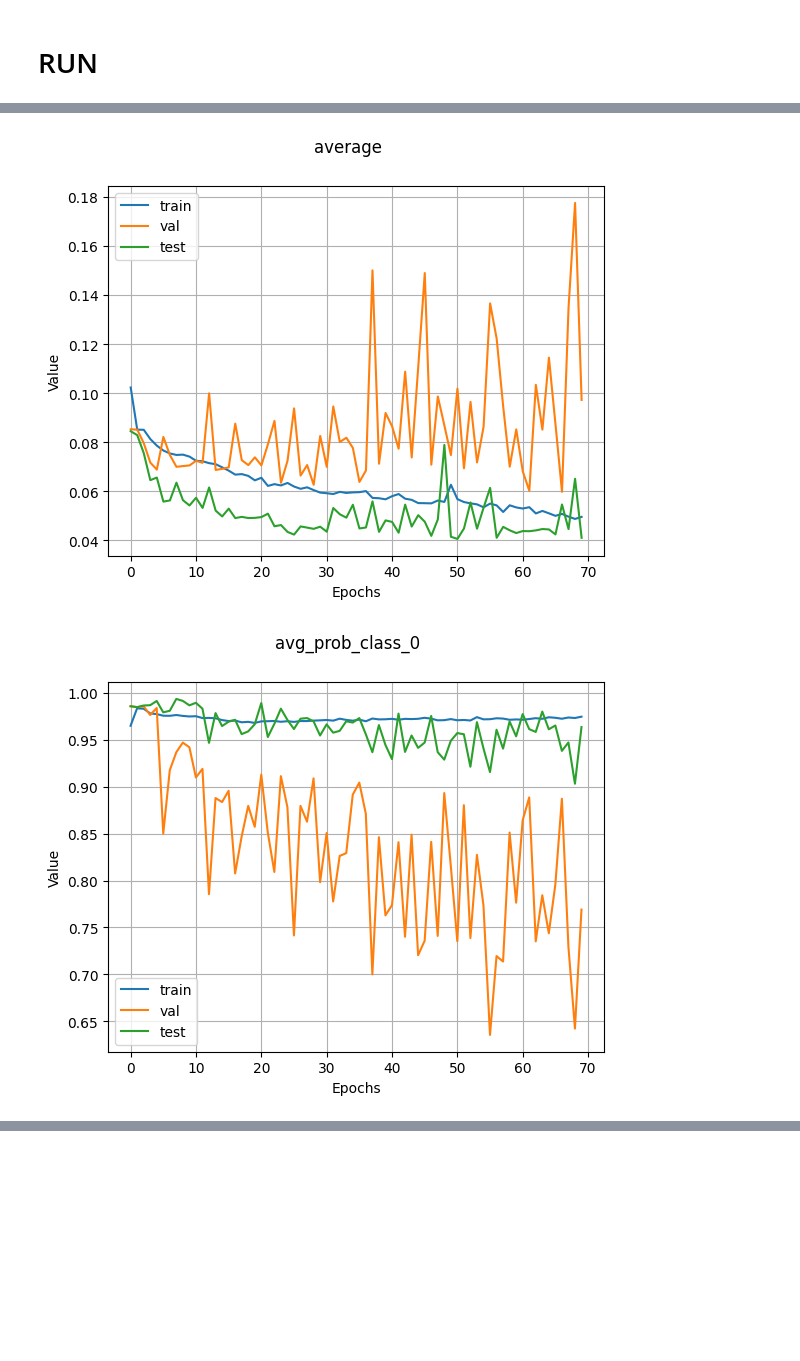
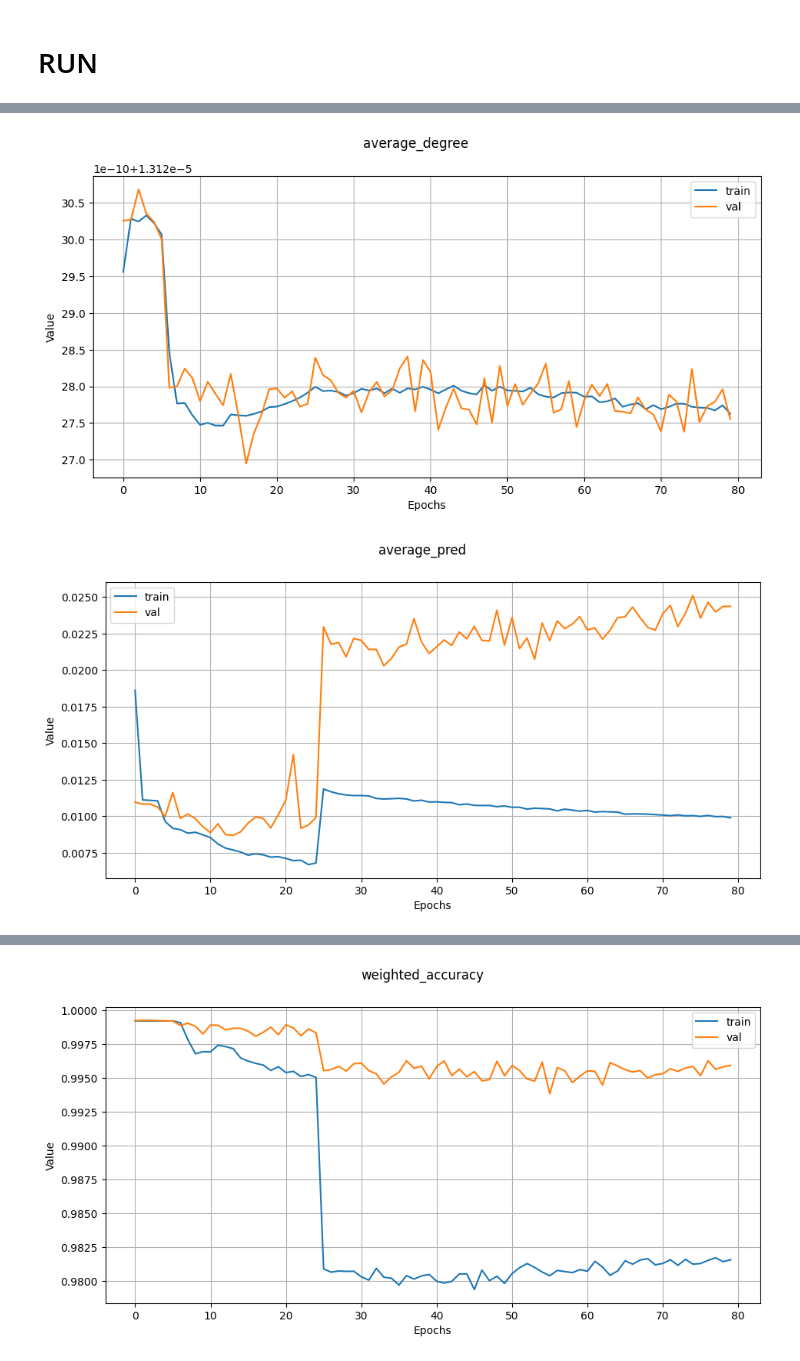
Before and after one commit to mranauro2/Seizure, a Jupyter notebook: utils/make_metrics_same_length.ipynb, the cells around one changed output, grey strips where cells are left out. Cells and saved outputs as stored; diff of their text form; code cells hidden in the pictures; blank space fills up the shorter version.

```diff
--- a/utils/make_metrics_same_length.ipynb
+++ b/utils/make_metrics_same_length.ipynb
@@ -1,9 +1,9 @@
 # %% [markdown]
 # Current infos
 # %%
-SOURCE = '../../Version_0/metrics/42_000 - no GRU - no perturbation - no GATv2/'
+SOURCE = '../metrics/fft - cross - minmax - gatv2 - none - none - (focal loss)'
 DELETE_ALL_EXPECT_LAST= True
-REMOVE_ORIGINAL= True
+REMOVE_ORIGINAL= False
 RENAME_DESTINATION= True
 # %% [markdown]
 # Imports
@@ -100,11 +114,11 @@ if REMOVE_ORIGINAL and RENAME_DESTINATION:
 SUCCESS
 # %%
-folder= os.path.join(DESTINATION, sorted(os.listdir(DESTINATION), key=lambda x: int(x.split("_")[-1]))[-1])
+folder= os.path.join(DESTINATION, sorted(os.listdir(DESTINATION), key=lambda x: int(x.split("_")[-1] if x.split("_")[-1].isdigit() else 0))[-1])
 
 for file in os.listdir(folder):
     title= "_".join(file.split("_")[:-1])
     path= os.path.join(folder, file)
     Metrics.plot(*Metrics.load(path), metric_name=title, marker=False)
 # %% [output]
-[figure, old version]
+[figure, new version]
-[figure, old version]
+[figure, new version]
@@ -117,0 +135 @@ for file in os.listdir(folder):
+[figure, added]
```
Also changed, not shown: parts of 4 cells of this notebook, 2 other files.
